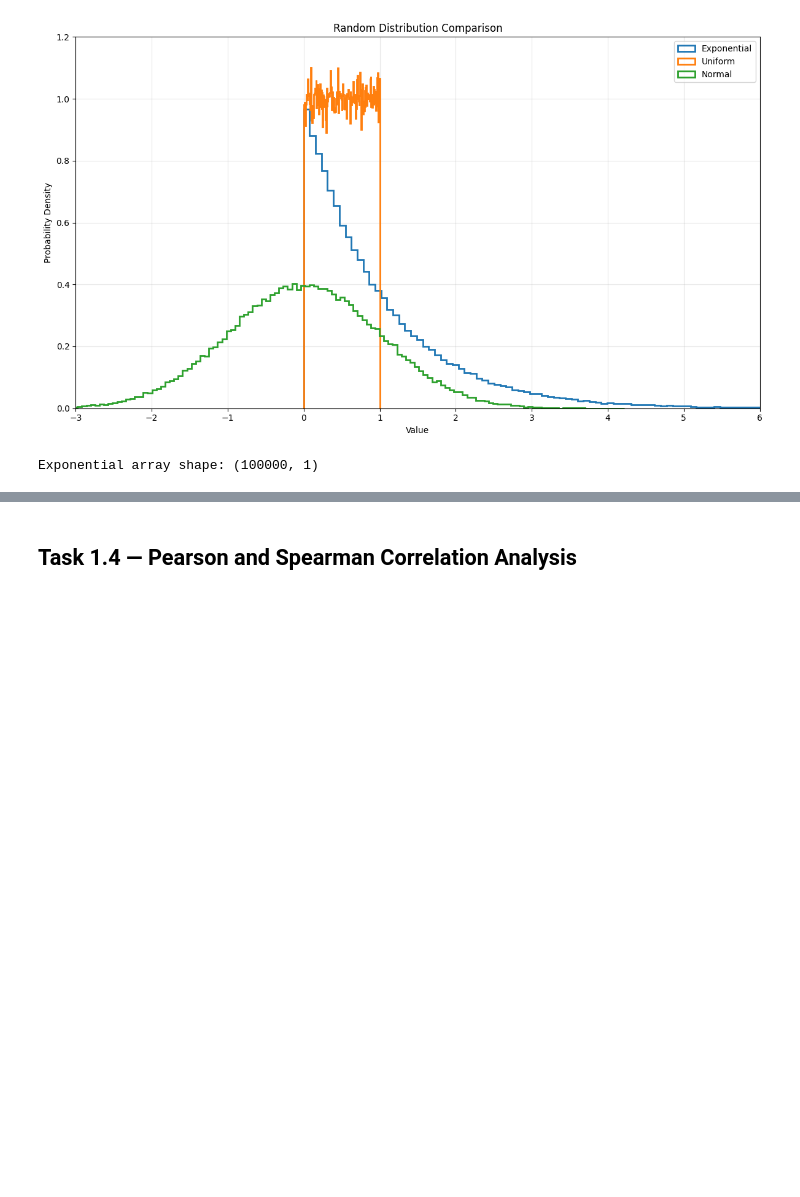
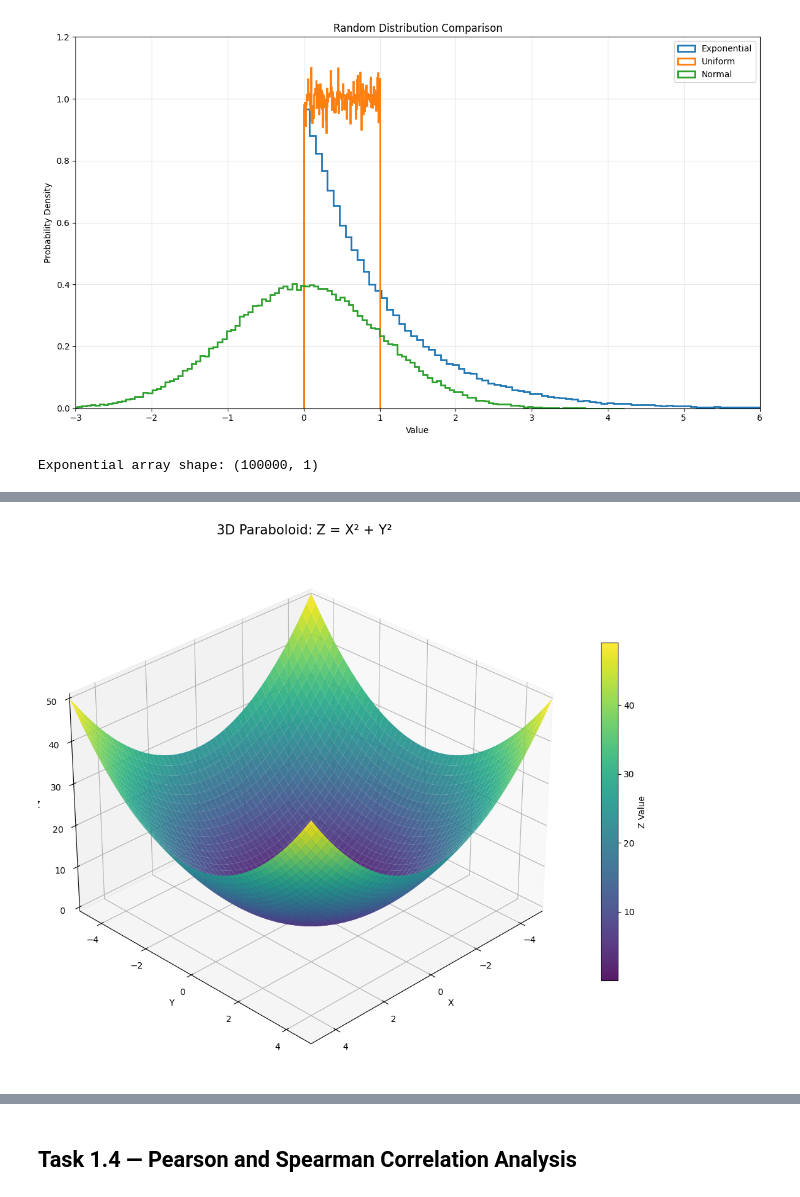
Before and after one commit to ramzymhafeel/SE4050-Deep-Learning-Lab-01, a Jupyter notebook: notebooks/SE4050_Lab01_Task1.ipynb, the cells around one changed output, grey strips where cells are left out. Saved outputs shown, nothing was run; the diff lists cells and outputs as text; code cells hidden in the pictures; blank space fills up the shorter version.

```diff
--- a/notebooks/SE4050_Lab01_Task1.ipynb
+++ b/notebooks/SE4050_Lab01_Task1.ipynb
@@ -528,0 +644,46 @@ Exponential array shape: (100000, 1)
+# %%
+fig = plt.figure(figsize=(12, 9))
+
+ax = fig.add_subplot(
+    111,
+    projection="3d"
+)
+
+surface = ax.plot_surface(
+    X,
+    Y,
+    Z,
+    cmap="viridis",
+    edgecolor="none",
+    alpha=0.9
+)
+
+ax.view_init(
+    elev=30,
+    azim=45
+)
+
+ax.set_title(
+    "3D Paraboloid: Z = X² + Y²",
+    fontsize=15,
+    pad=20
+)
+
+ax.set_xlabel("X")
+ax.set_ylabel("Y")
+ax.set_zlabel("Z")
+
+ax.set_xlim(-5, 5)
+ax.set_ylim(-5, 5)
+
+fig.colorbar(
+    surface,
+    ax=ax,
+    shrink=0.65,
+    label="Z Value"
+)
+
+plt.tight_layout()
+plt.show()
+# %% [output]
+[figure, added]
```
Also changed, not shown: parts of 12 cells of this notebook.
